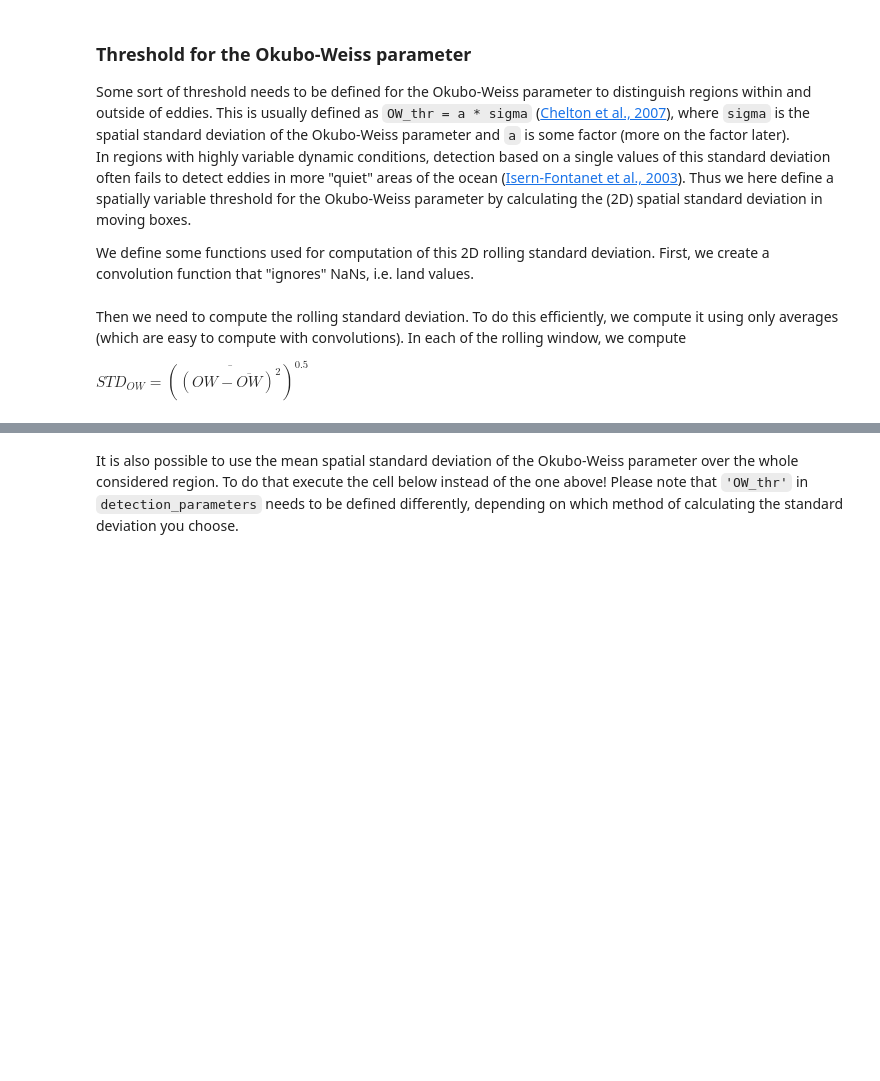
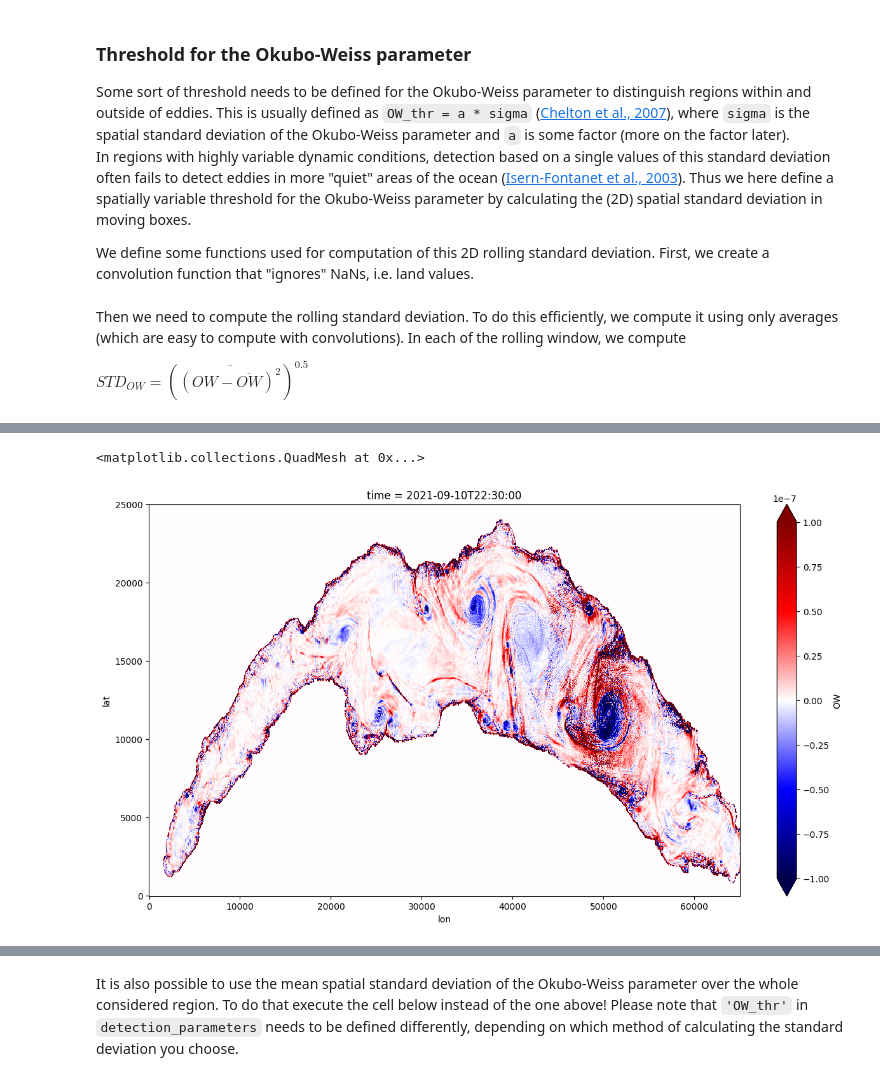
Before and after one commit to leroquan/eddytools, a Jupyter notebook: workspace/OW/run_eddytools_MITgcm_OW.ipynb, the cells around one changed output, grey strips where cells are left out. Drawn from its saved outputs; the diff is of its cells as text; code cells hidden in the pictures; blank space fills up the shorter version.

```diff
--- a/workspace/OW/run_eddytools_MITgcm_OW.ipynb
+++ b/workspace/OW/run_eddytools_MITgcm_OW.ipynb
@@ -105,8 +127,8 @@ If you are not 100% sure yet how big the region will be in which you want to det
 # Define the parameters for the interpolation
 interpolation_parameters = {'model': 'MITgcm',
                             'grid': 'cartesian',
-                            'start_time': '2021-07-26', # time range start
-                            'end_time': '2021-08-07', # time range end
+                            'start_time': '2021-09-07', # time range start
+                            'end_time': '2021-09-10', # time range end
                             'calendar': 'standard', # calendar, must be either 360_day or standard
                             'lon1': 0, # minimum longitude of detection region
                             'lon2': 65000, # maximum longitude
@@ -208,3 +239,11 @@ def spatial_std(data, wx, wy):
+# %%
+T_plot = data_int['time'][-1]
+Z_plot = data_int['z'][0]
+
+data_int['OW'].sel(time=T_plot).plot(figsize=(15, 8), vmin=-1e-7, vmax=1e-7, cmap='seismic')
+# %% [output]
+<matplotlib.collections.QuadMesh at 0x...>
+[figure, added]
 # %%
 OW_tmp = data_int['OW'].compute()
 OW_tmp = OW_tmp.where(OW_tmp != 0)
```
Also changed, not shown: parts of 29 cells of this notebook.
